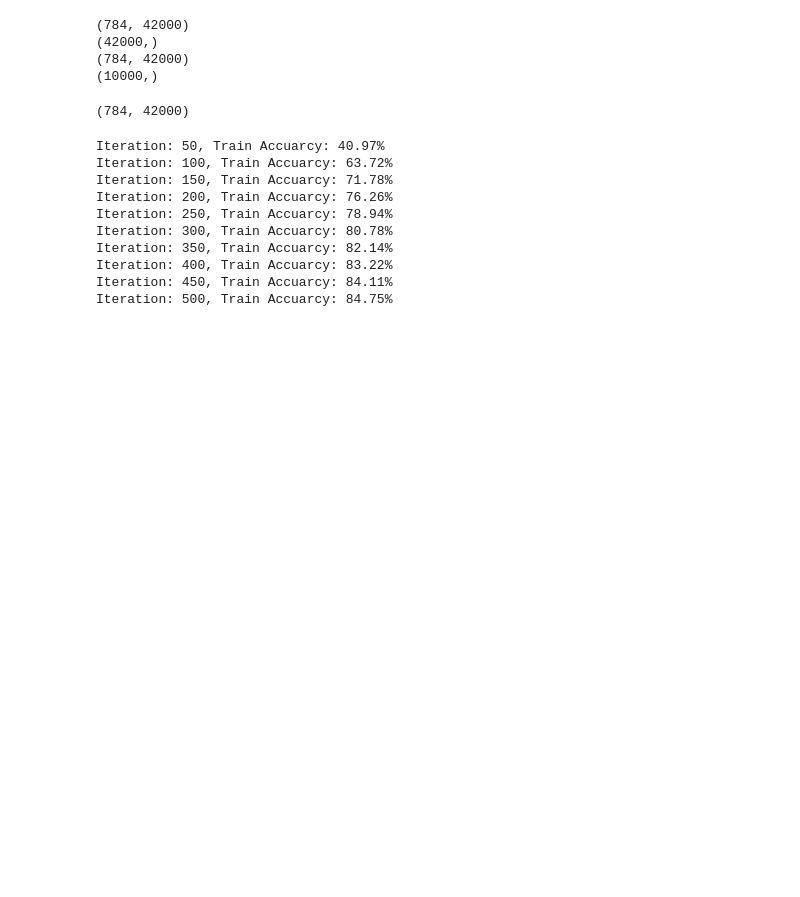
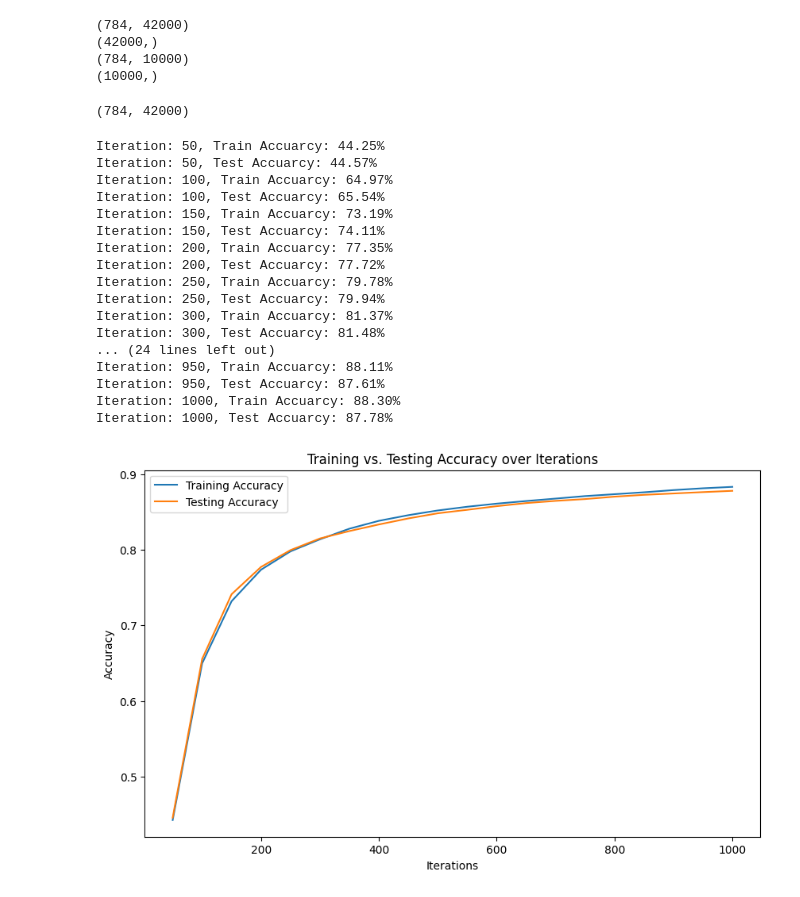
Before and after one commit to lkottom/ml_personal_projects, a Jupyter notebook: MNIST_detailed.ipynb, the cells around one changed output. Cells and saved outputs as stored; diff of their text form; code cells hidden in the pictures; blank space fills up the shorter version.

Commit message:
Testing and API

```diff
--- a/MNIST_detailed.ipynb
+++ b/MNIST_detailed.ipynb
@@ -69,7 +87,7 @@ x_label_test_array = t_test_array[1:]
 Y_train = data_train[0]
 X_train = data_train[1:n]
 Y_test = data_test[0]
-X_test = data_train[1:]
+X_test = data_test[1:]
 print(X_train.shape)
 print(Y_train.shape)
 print(X_test.shape)
@@ -77,7 +95,7 @@ print(Y_test.shape)
 # %% [output]
 (784, 42000)
 (42000,)
-(784, 42000)
+(784, 10000)
 (10000,)
 # %%
 # We divide the training data to normalize the inputs to fall into the 0 to 1 range (grayscaling)
@@ -232,6 +267,9 @@ def get_accuracy(predictions, Y):
 # # Now we are actually running the gradient descent algo:
 def gradient_descent(X_train, Y_train, X_test, Y_test, learning_rate, iterations):
     W1, b1, W2, b2 = init_params()
+
+    train_accuracies = []
+    test_accuracies = []
 
     for i in range(iterations):
         Z1, A1, Z2, A2 = forward_prop(W1, b1, W2, b2, X_train)
@@ -242,28 +280,39 @@ def gradient_descent(X_train, Y_train, X_test, Y_test, learning_rate, iterations
         if (i + 1) % 50 == 0:
             predictions = get_predictions(A2)
             train_accuracy = get_accuracy(predictions, Y_train)
+            train_accuracies.append(train_accuracy)
             print(f'Iteration: {i + 1}, Train Accuarcy: {train_accuracy * 100:.2f}%')
+            # print(f'X_test shape: {X_test.shape}')
 
-            # _, _, _, A2_test = forward_prop(W1, b1, W2, b2, X_test)
+            _, _, _, A2_test = forward_prop(W1, b1, W2, b2, X_test)
+            # print(A2_test.shape)
 
-            # predictions_test = get_predictions(A2_test)
-            #  # Debug print statements
+            predictions_test = get_predictions(A2_test)
+             # Debug print statements
             # print(f"Shape of predictions: {predictions_test.shape}")
             # print(f"Shape of Y_test: {Y_test.shape}")
-            # train_accuracy = get_accuracy(predictions_test, Y_test)
-            # print(f'Iteration: {i + 1}, Train Accuarcy: {train_accuracy * 100:.2f}%')
+            test_accuracy = get_accuracy(predictions_test, Y_test)
+            test_accuracies.append(test_accuracy)
+            print(f'Iteration: {i + 1}, Test Accuarcy: {test_accuracy * 100:.2f}%')
 
-    return W1, b1, W2, b2
+    return W1, b1, W2, b2, train_accuracies, test_accuracies
 # %%
-W1, b1, W2, b2 = gradient_descent(X_train, Y_train, X_test, Y_test, 0.01, 500)
+W1, b1, W2, b2, train_accuracies, test_accuracies = gradient_descent(X_train, Y_train, X_test, Y_test, 0.10, 1000)
 # %% [output]
-Iteration: 50, Train Accuarcy: 40.97%
-Iteration: 100, Train Accuarcy: 63.72%
-Iteration: 150, Train Accuarcy: 71.78%
-Iteration: 200, Train Accuarcy: 76.26%
-Iteration: 250, Train Accuarcy: 78.94%
-Iteration: 300, Train Accuarcy: 80.78%
-Iteration: 350, Train Accuarcy: 82.14%
-Iteration: 400, Train Accuarcy: 83.22%
-Iteration: 450, Train Accuarcy: 84.11%
-Iteration: 500, Train Accuarcy: 84.75%
+Iteration: 50, Train Accuarcy: 44.25%
+Iteration: 50, Test Accuarcy: 44.57%
+Iteration: 100, Train Accuarcy: 64.97%
+Iteration: 100, Test Accuarcy: 65.54%
+Iteration: 150, Train Accuarcy: 73.19%
+Iteration: 150, Test Accuarcy: 74.11%
+Iteration: 200, Train Accuarcy: 77.35%
+Iteration: 200, Test Accuarcy: 77.72%
+Iteration: 250, Train Accuarcy: 79.78%
+Iteration: 250, Test Accuarcy: 79.94%
+Iteration: 300, Train Accuarcy: 81.37%
+Iteration: 300, Test Accuarcy: 81.48%
+... (24 lines left out)
+Iteration: 950, Train Accuarcy: 88.11%
+Iteration: 950, Test Accuarcy: 87.61%
+Iteration: 1000, Train Accuarcy: 88.30%
+Iteration: 1000, Test Accuarcy: 87.78%
@@ -269,0 +339,13 @@ Iteration: 500, Train Accuarcy: 84.75%
+# %%
+iterations = range(50, 1001, 50)
+
+plt.figure(figsize=(10,6))
+plt.plot(iterations, train_accuracies, label='Training Accuracy')
+plt.plot(iterations, test_accuracies, label='Testing Accuracy')
+plt.xlabel('Iterations')
+plt.ylabel('Accuracy')
+plt.title('Training vs. Testing Accuracy over Iterations')
+plt.legend()
+plt.show()
+# %% [output]
+[figure, added]
```
Also changed, not shown: parts of 7 cells of this notebook, 5 other files.
